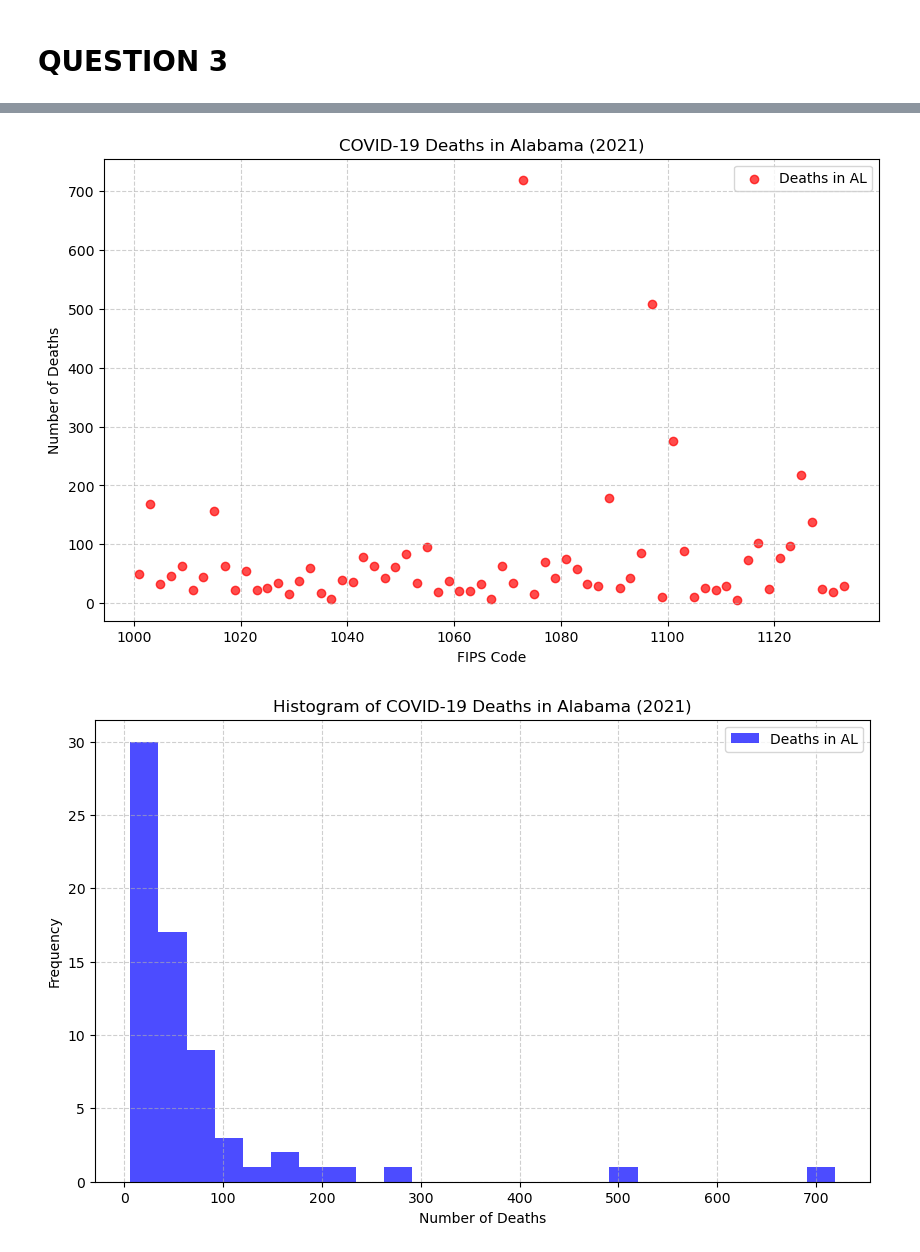
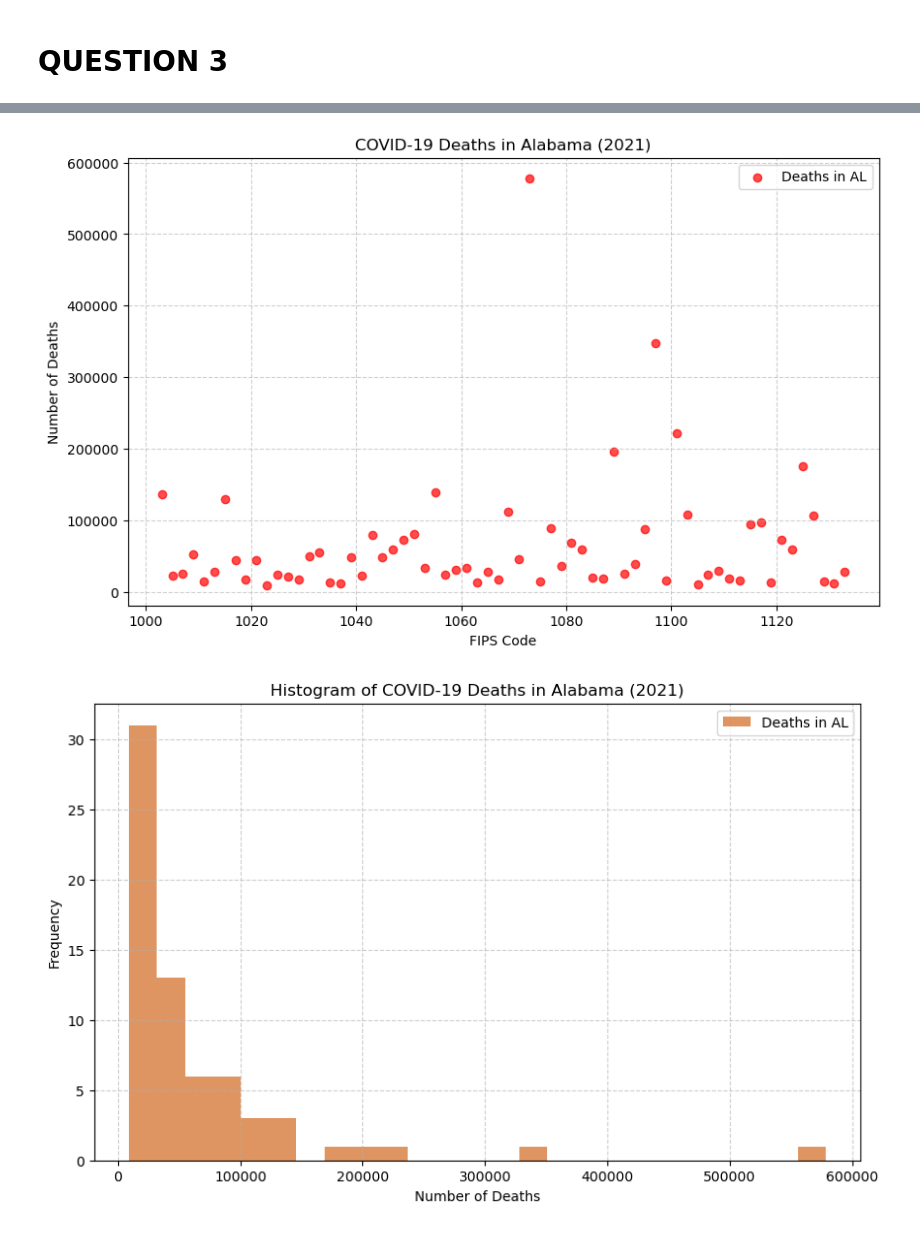
Before and after one commit to baa151/Project_1, a Jupyter notebook: Histograms.ipynb, the cells around one changed output, grey strips where cells are left out. Drawn from its saved outputs; the diff is of its cells as text; code cells hidden in the pictures.

```diff
--- a/Histograms.ipynb
+++ b/Histograms.ipynb
@@ -334,7 +334,7 @@ dataAL = np.genfromtxt(csvfileAL, delimiter=',')
 
 # Extract data columns
 fips_AL = dataAL[:, 0]
-death_AL = dataAL[:, 4]
+death_AL = dataAL[:, 1]
 
 # Create a scatter plot
 plt.figure(figsize=(10, 6))
@@ -351,33 +351,33 @@ plt.legend()
 plt.show()
 
 # Define data
 # Mean
 mu = np.nanmean(death_AL)
 # Standard Deviation
 sigma = np.nanstd(death_AL)
 
 # Plot histogram
 plt.figure(figsize=(10, 6))
-plt.hist(death_AL, bins=25, color='blue', alpha=0.7, label='Deaths in AL')
+plt.hist(death_AL, bins=25, color='chocolate', alpha=0.7, label='Deaths in AL')
 plt.title('Histogram of COVID-19 Deaths in Alabama (2021)')
 plt.xlabel('Number of Deaths')
 plt.ylabel('Frequency')
 plt.grid(True, linestyle='--', alpha=0.6)
 plt.legend()
 
 # Show the histogram
 plt.show()
 
 # Plot density plot (KDE)
 plt.figure(figsize=(10, 6))
 sns.histplot(death_AL, kde=True, color='green', fill=True)
 plt.title('Density Plot of COVID-19 Deaths in Alabama (2021)')
 plt.xlabel('Number of Deaths')
 plt.ylabel('Density')
 plt.grid(True, linestyle='--', alpha=0.6)
 
 # Show the density plot
 plt.show()
 # %% [output]
-[figure, old version]
+[figure, new version]
-[figure, old version]
+[figure, new version]
```
Also changed, not shown: parts of 5 cells of this notebook.
